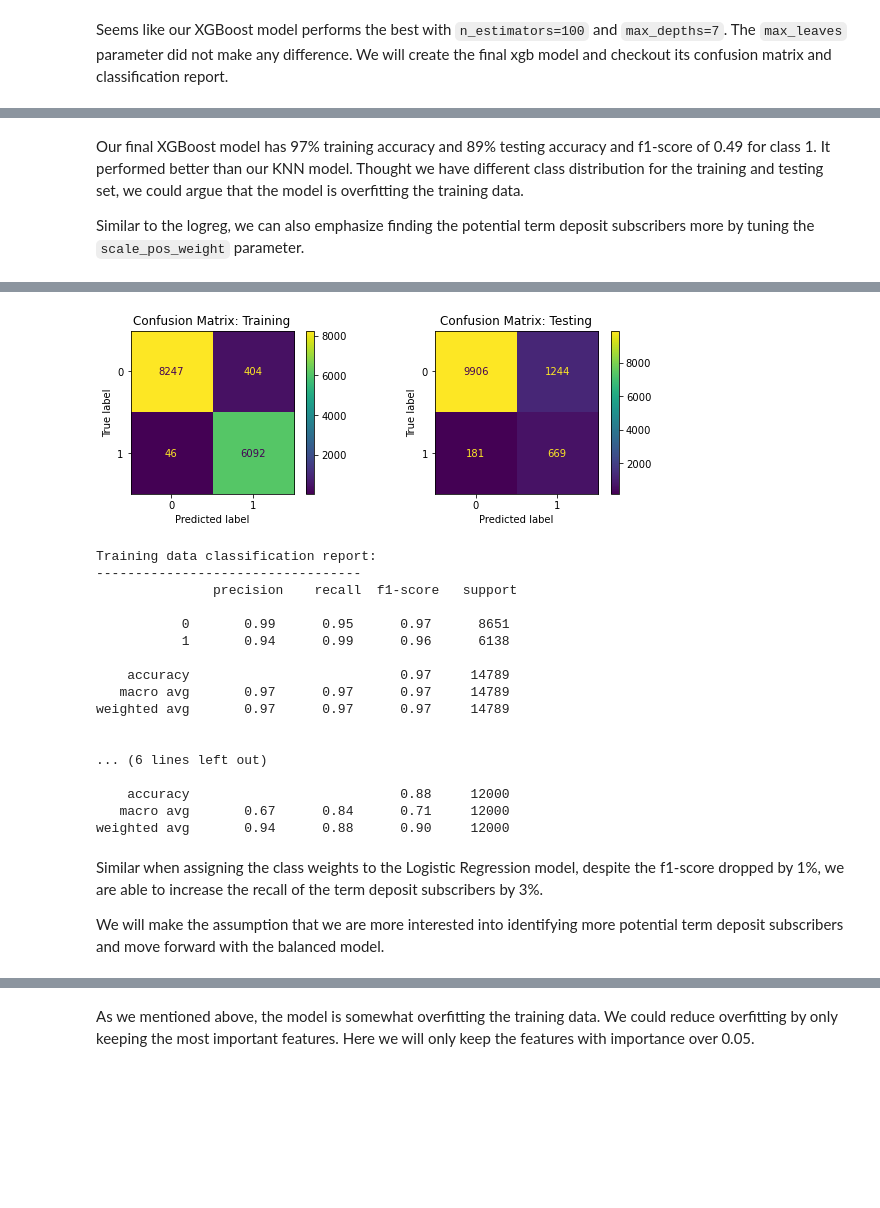
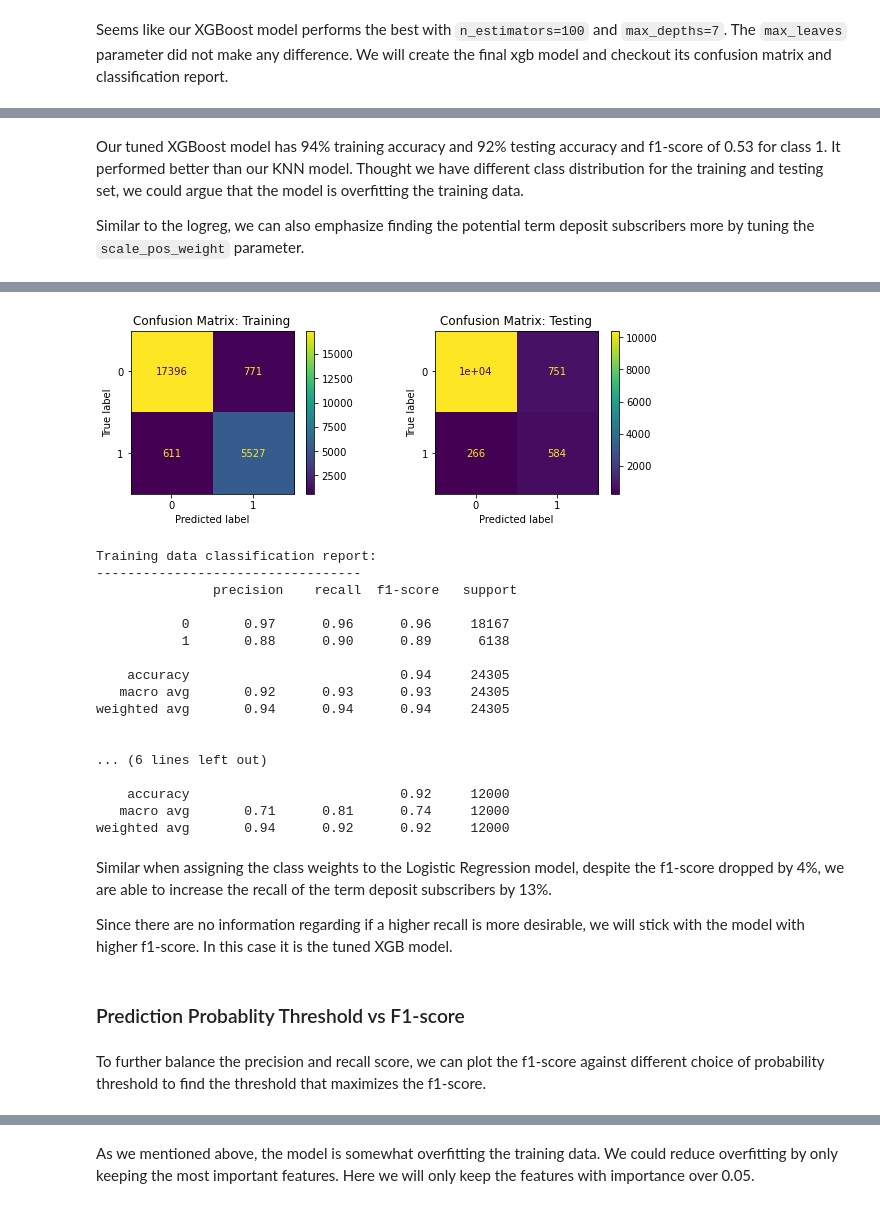
Before and after one commit to XO-Appleton/TermDeposit, a Jupyter notebook: term_deposit_marketing.ipynb, the cells around one changed output, grey strips where cells are left out. Drawn from its saved outputs; the diff is of its cells as text; code cells hidden in the pictures; blank space fills up the shorter version.

Commit message:
finished threshold tuning and the tasks

```diff
--- a/term_deposit_marketing.ipynb
+++ b/term_deposit_marketing.ipynb
@@ -793,9 +791,9 @@ By increasing the number of nearest neighbors, we gradually reduce the overfitti
 
 Let's take a look at its confusion matrix and classification report.
 # %%
-knn_final = KNeighborsClassifier(n_neighbors=10)
+knn_final = KNeighborsClassifier(n_neighbors=8)
 knn_final.fit(X_train_bal, y_train_bal)
 
-show_confusion_matrix_and_report('knn(n_neighbors=10)', knn_final, X_train_bal, y_train_bal,
+show_confusion_matrix_and_report('knn(n_neighbors=8)', knn_final, X_train_bal, y_train_bal,
                                 X_test, y_test)
 # %% [output]
@@ -855,7 +853,8 @@ test_scores = []
 cv_scores = []
 
 for n in ns:
-    xgb_model = xgb.XGBClassifier(n_estimators=n, max_depth=7)
+    xgb_model = xgb.XGBClassifier(n_estimators=n, max_depth=6,
+                                 random_state=22)
     cv_scores.append(np.mean(cross_val_score(xgb_model, X_train_bal, y_train_bal, cv=5)))
     xgb_model.fit(X_train_bal, y_train_bal)
     train_scores.append(xgb_model.score(X_train_bal, y_train_bal))
@@ -881,7 +880,8 @@ test_scores = []
 cv_scores = []
 
 for n in n_leaves:
-    xgb_model = xgb.XGBClassifier(n_estimators=100, max_depth=7, max_leaves=n)
+    xgb_model = xgb.XGBClassifier(n_estimators=50, max_depth=6, max_leaves=n,
+                                 random_state=22)
     cv_scores.append(np.mean(cross_val_score(xgb_model, X_train_bal, y_train_bal, cv=5)))
     xgb_model.fit(X_train_bal, y_train_bal)
     train_scores.append(xgb_model.score(X_train_bal, y_train_bal))
@@ -902,8 +902,8 @@ plt.show()
 # %% [markdown]
 Seems like our XGBoost model performs the best with `n_estimators=100` and `max_depths=7`. The `max_leaves` parameter did not make any difference. We will create the final xgb model and checkout its confusion matrix and classification report.
 # %%
-xgb_final = xgb.XGBClassifier(n_estimators=100, max_depths=7)
-xgb_final.fit(X_train_bal, y_train_bal)
-show_confusion_matrix_and_report('XGB final model', xgb_final, X_train_bal, y_train_bal,
+xgb_tuned = xgb.XGBClassifier(n_estimators=50, max_depths=6,random_state=22)
+xgb_tuned.fit(X_train_bal, y_train_bal)
+show_confusion_matrix_and_report('Tuned XGB model', xgb_tuned, X_train_bal, y_train_bal,
                                 X_test, y_test)
 # %% [output]
@@ -933,10 +933,12 @@ weighted avg       0.94      0.89      0.91     12000
 # %% [markdown]
-Our final XGBoost model has 97% training accuracy and 89% testing accuracy and f1-score of 0.49 for class 1. It performed better than our KNN model. Thought we have different class distribution for the training and testing set, we could argue that the model is overfitting the training data.
+Our tuned XGBoost model has 94% training accuracy and 92% testing accuracy and f1-score of 0.53 for class 1. It performed better than our KNN model. Thought we have different class distribution for the training and testing set, we could argue that the model is overfitting the training data.
 
 Similar to the logreg, we can also emphasize finding the potential term deposit subscribers more by tuning the `scale_pos_weight` parameter.
 # %%
-xgb_final = xgb.XGBClassifier(n_estimators=100, max_depths=7, scale_pos_weight=zero_one_ratio)
-xgb_final.fit(X_train_bal, y_train_bal)
-show_confusion_matrix_and_report('XGB final model', xgb_final, X_train_bal, y_train_bal,
-                                X_test, y_test)
+xgb_tuned_bal = xgb.XGBClassifier(n_estimators=50, max_depths=6,
+                                 scale_pos_weight=zero_one_ratio,
+                                 random_state=22)
+xgb_tuned.fit(X_train_bal, y_train_bal)
+show_confusion_matrix_and_report('tuned XGB model with class weight', xgb_tuned, X_train_bal,
+                                 y_train_bal, X_test, y_test)
 # %% [output]
@@ -947,23 +949,27 @@ Confusion matrices: XGB final model
 ----------------------------------
-[figure, old version]
+[figure, new version]
 Training data classification report:
 ----------------------------------
                precision    recall  f1-score   support
 
-           0       0.99      0.95      0.97      8651
-           1       0.94      0.99      0.96      6138
+           0       0.97      0.96      0.96     18167
+           1       0.88      0.90      0.89      6138
 
-    accuracy                           0.97     14789
-   macro avg       0.97      0.97      0.97     14789
-weighted avg       0.97      0.97      0.97     14789
+    accuracy                           0.94     24305
+   macro avg       0.92      0.93      0.93     24305
+weighted avg       0.94      0.94      0.94     24305
 
 
 ... (6 lines left out)
 
-    accuracy                           0.88     12000
-   macro avg       0.67      0.84      0.71     12000
-weighted avg       0.94      0.88      0.90     12000
+    accuracy                           0.92     12000
+   macro avg       0.71      0.81      0.74     12000
+weighted avg       0.94      0.92      0.92     12000
 # %% [markdown]
-Similar when assigning the class weights to the Logistic Regression model, despite the f1-score dropped by 1%, we are able to increase the recall of the term deposit subscribers by 3%.
+Similar when assigning the class weights to the Logistic Regression model, despite the f1-score dropped by 4%, we are able to increase the recall of the term deposit subscribers by 13%.
 
-We will make the assumption that we are more interested into identifying more potential term deposit subscribers and move forward with the balanced model.
+Since there are no information regarding if a higher recall is more desirable, we will stick with the model with higher f1-score. In this case it is the tuned XGB model.
+# %% [markdown]
+### Prediction Probablity Threshold vs F1-score
+# %% [markdown]
+To further balance the precision and recall score, we can plot the f1-score against different choice of probability threshold to find the threshold that maximizes the f1-score.
```
Also changed, not shown: parts of 36 cells of this notebook.
